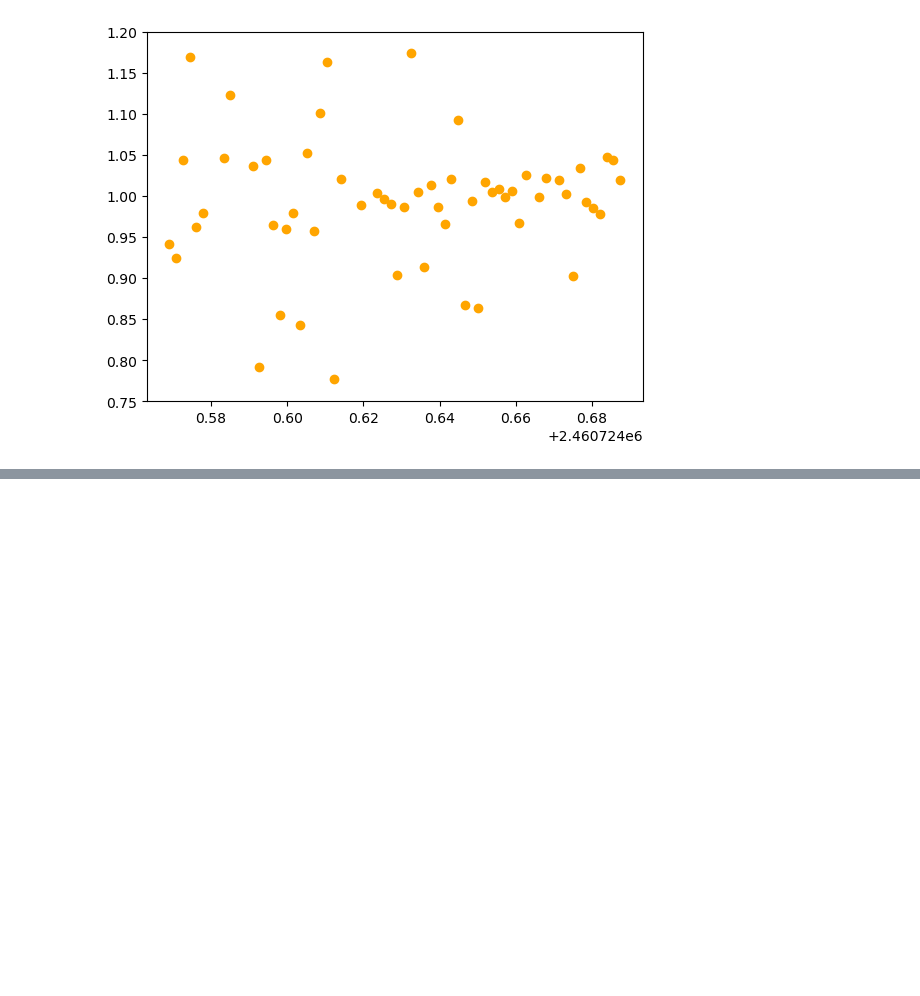
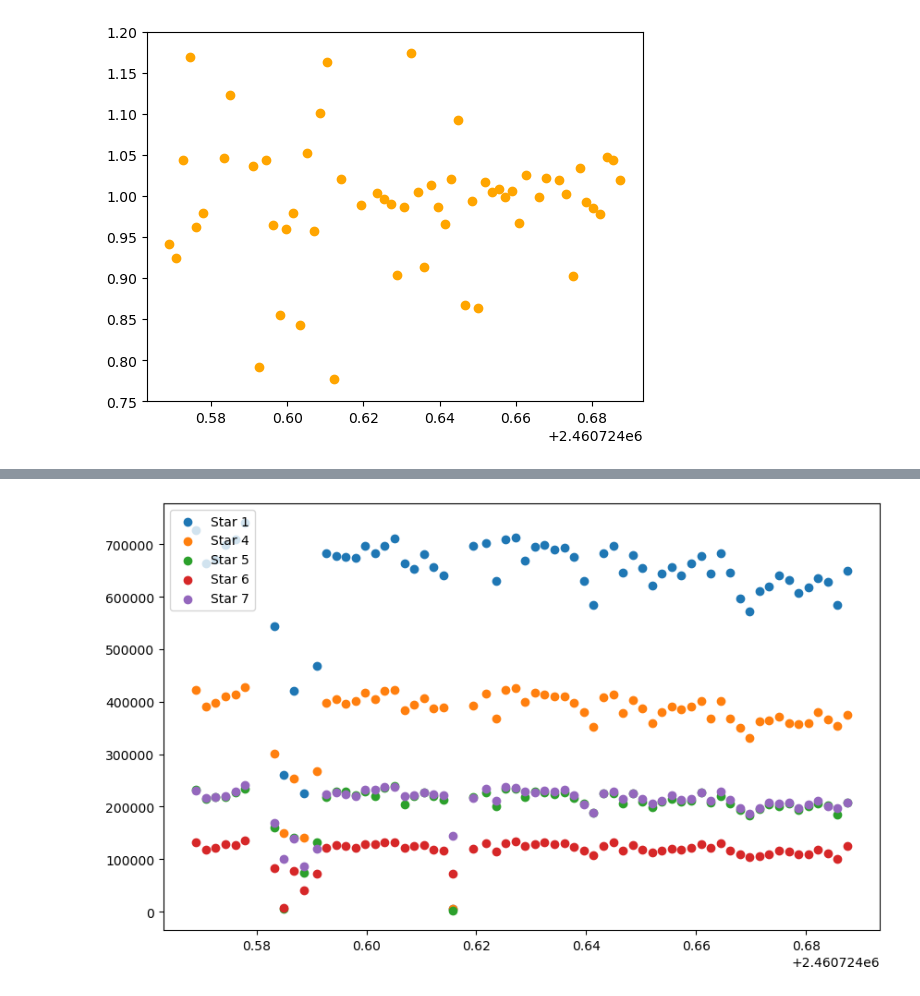
Before and after one commit to explorerjs32/rho_data_reduction_pipeline, a Jupyter notebook: photometry_mplw/Phot_to_LC.ipynb, the cells around one changed output, grey strips where cells are left out. Saved outputs shown, nothing was run; the diff lists cells and outputs as text; code cells hidden in the pictures; blank space fills up the shorter version.

```diff
--- a/photometry_mplw/Phot_to_LC.ipynb
+++ b/photometry_mplw/Phot_to_LC.ipynb
@@ -614,0 +624,3 @@ plt.ylim(0.75,1.2)
+# %%
+raw = pd.read_csv('psf_photometry_results.csv')
+raw
@@ -614,0 +641,3 @@ plt.ylim(0.75,1.2)
+# %%
+obs_info = pd.read_csv('frame_info.csv')
+obs_info
@@ -614,0 +658,14 @@ plt.ylim(0.75,1.2)
+# %%
+t =[]
+for i in range(len(obs_info)):
+    t.append(Time(obs_info.at[i, 'Date-Obs'], format='isot', scale='utc').jd)
+# %%
+plt.figure(figsize=(10, 6))
+for i in [0,3,4,5,6,]:
+    plt.scatter(t,raw[f'Star_{i+1}_flux'],label=f'Star {i+1}')
+    # print(i)
+# plt.scatter(t, wasp36['sum_flux'],label='WASP-36b',)
+# [plt.scatter(t, refs[i]['sum_flux'], marker='x',label=f'ref {i+1}') for i in range(len(refs))]
+    plt.legend()
+# %% [output]
+[figure, added]
```
Also changed, not shown: parts of 14 cells of this notebook, 3 other files.
